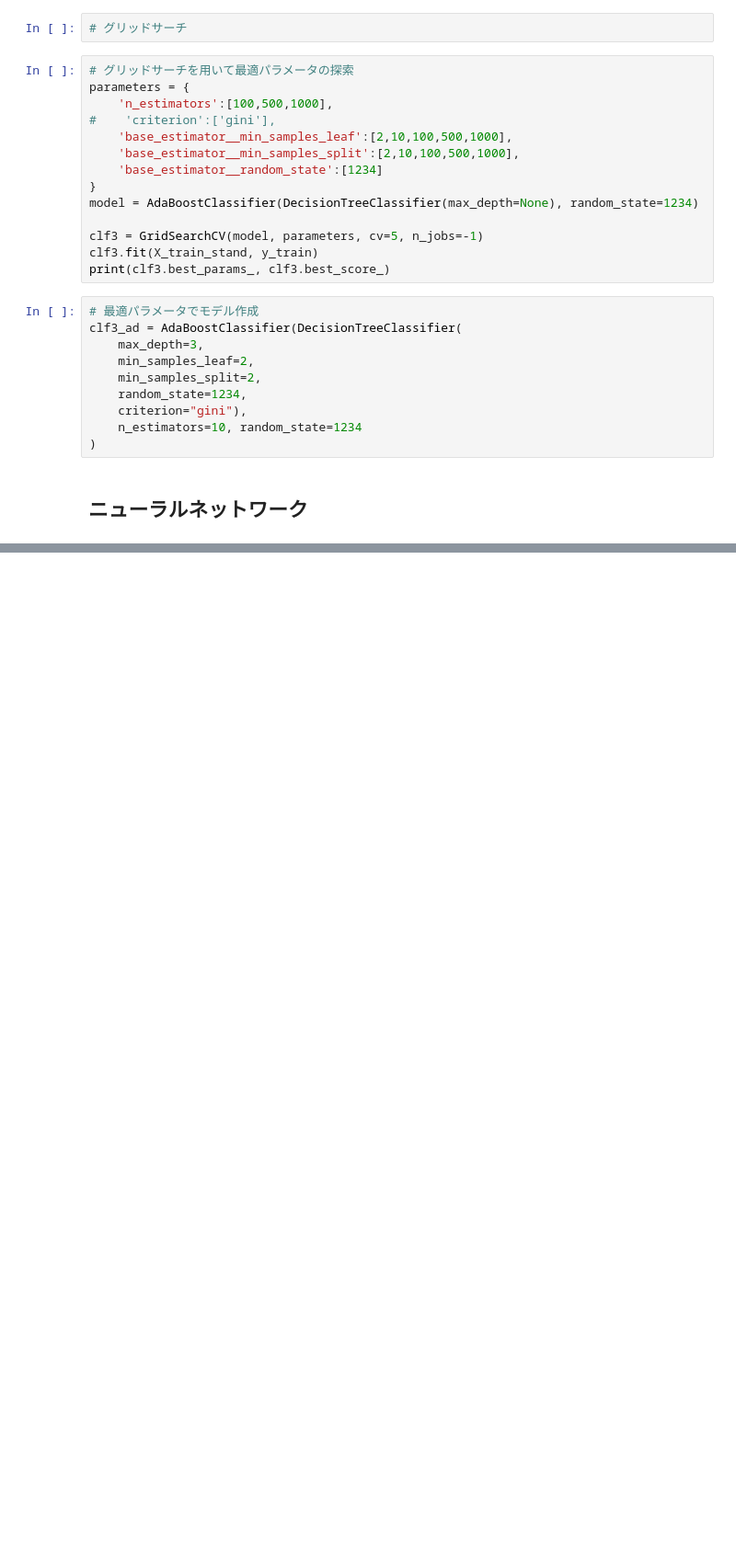
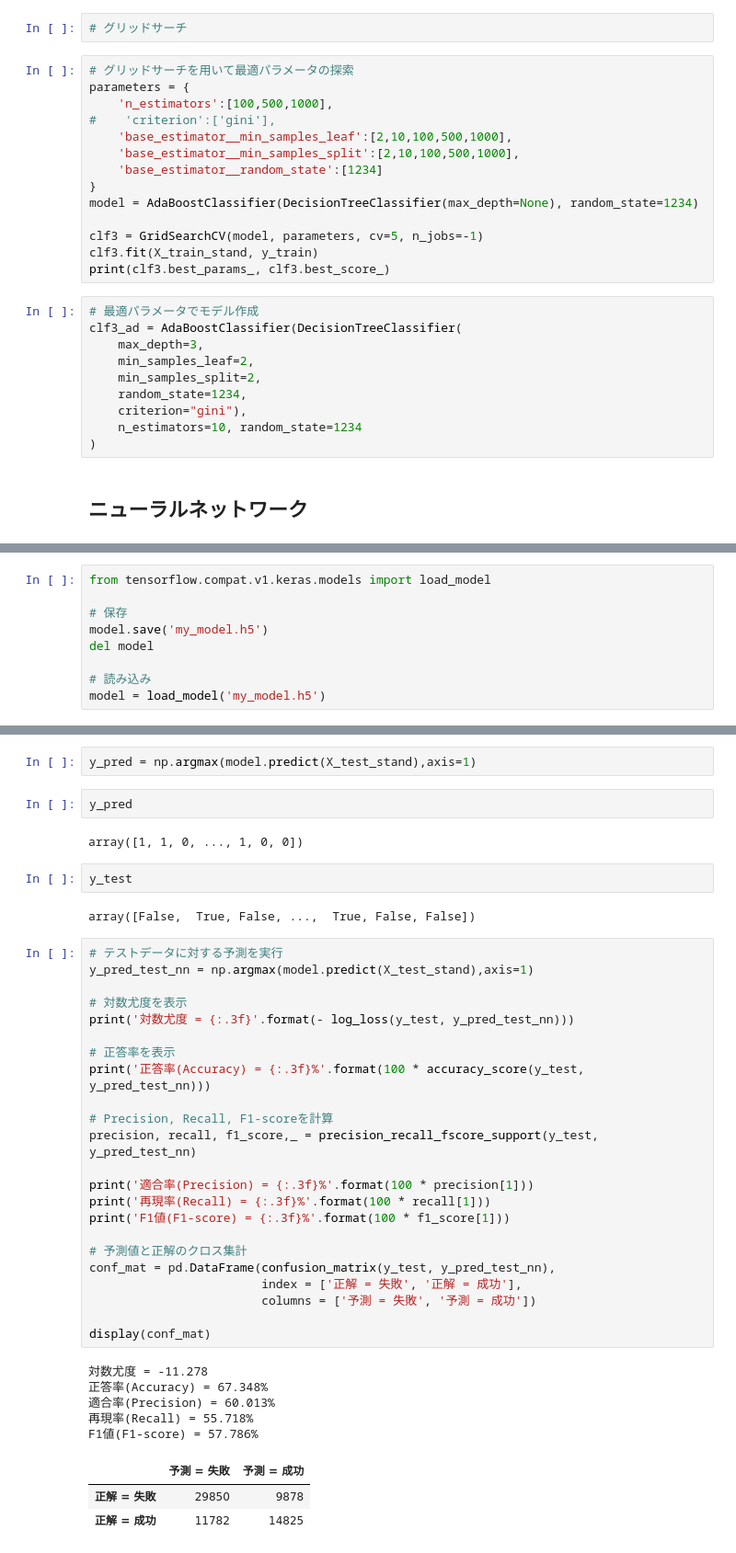
Before and after one commit to mstd100/AI_seminar, a Jupyter notebook: Day3_work_土井将登v2.ipynb, the cells around one changed output, grey strips where cells are left out. Shown at 92% size. Drawn from its saved outputs; the diff is of its cells as text; blank space fills up the shorter version.

```diff
--- a/Day3_work_土井将登v2.ipynb
+++ b/Day3_work_土井将登v2.ipynb
@@ -564,0 +635,9 @@ clf3_ad = AdaBoostClassifier(DecisionTreeClassifier(
+# %%
+from tensorflow.compat.v1.keras.models import load_model
+
+# 保存
+model.save('my_model.h5')
+del model
+
+# 読み込み
+model = load_model('my_model.h5')
@@ -564,0 +651,42 @@ clf3_ad = AdaBoostClassifier(DecisionTreeClassifier(
+# %%
+y_pred = np.argmax(model.predict(X_test_stand),axis=1)
+# %%
+y_pred
+# %% [output]
+array([1, 1, 0, ..., 1, 0, 0])
+# %%
+y_test
+# %% [output]
+array([False,  True, False, ...,  True, False, False])
+# %%
+# テストデータに対する予測を実行
+y_pred_test_nn = np.argmax(model.predict(X_test_stand),axis=1)
+
+# 対数尤度を表示
+print('対数尤度 = {:.3f}'.format(- log_loss(y_test, y_pred_test_nn)))
+
+# 正答率を表示
+print('正答率(Accuracy) = {:.3f}%'.format(100 * accuracy_score(y_test, y_pred_test_nn)))
+
+# Precision, Recall, F1-scoreを計算
+precision, recall, f1_score,_ = precision_recall_fscore_support(y_test, y_pred_test_nn)
+
+print('適合率(Precision) = {:.3f}%'.format(100 * precision[1]))
+print('再現率(Recall) = {:.3f}%'.format(100 * recall[1]))
+print('F1値(F1-score) = {:.3f}%'.format(100 * f1_score[1]))
+
+# 予測値と正解のクロス集計
+conf_mat = pd.DataFrame(confusion_matrix(y_test, y_pred_test_nn),
+                        index = ['正解 = 失敗', '正解 = 成功'],
+                        columns = ['予測 = 失敗', '予測 = 成功'])
+
+display(conf_mat)
+# %% [output]
+対数尤度 = -11.278
+正答率(Accuracy) = 67.348%
+適合率(Precision) = 60.013%
+再現率(Recall) = 55.718%
+F1値(F1-score) = 57.786%
+|  | 予測 = 失敗 | 予測 = 成功 |
+| 正解 = 失敗 | 29850 | 9878 |
+| 正解 = 成功 | 11782 | 14825 |
```
Also changed, not shown: parts of 6 cells of this notebook.
